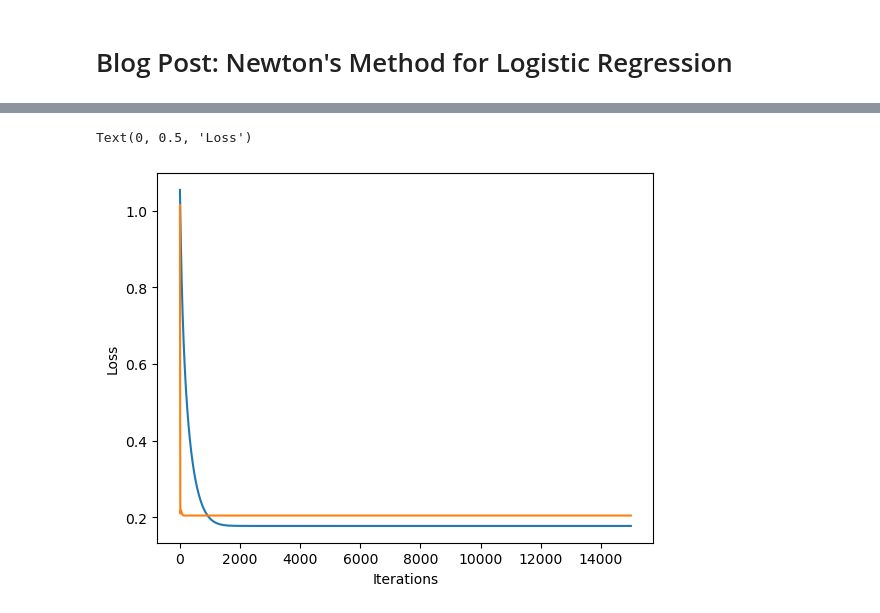
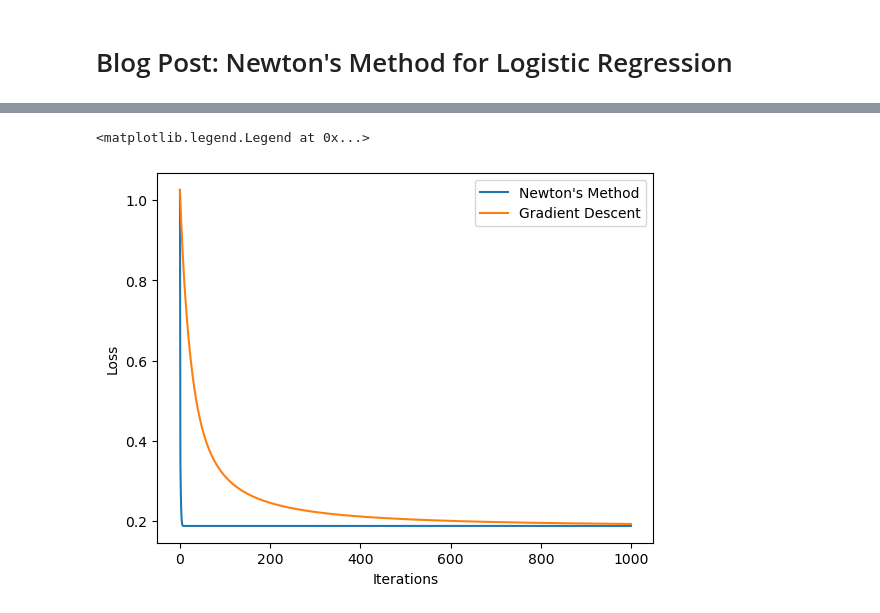
Before and after one commit to ShadowedSpace/ShadowedSpace.github.io, a Jupyter notebook: posts/BP8/BP8.ipynb, the cells around one changed output, grey strips where cells are left out. Drawn from its saved outputs; the diff is of its cells as text; code cells hidden in the pictures.

Commit message:
newton and music errors

```diff
--- a/posts/BP8/BP8.ipynb
+++ b/posts/BP8/BP8.ipynb
@@ -61,27 +58,27 @@ opt = NewtonOptimizer(LR, w)
 
 losses = []
 
-for _ in range(15000):
+for _ in range(1000):
     losses.append(LR.loss(X, y))
-    opt.step(X, y, alpha = 0.9)
+    opt.step(X, y, alpha = 200)
 # %%
-X, y = classification_data(noise = 0.5)
 w = torch.linspace(-1, 1, X.shape[1])
 w_prev = torch.linspace(-1, 1, X.shape[1])
 
 LR_grad = LogisticRegression(w)
 opt = GradientDescentOptimizer(LR_grad, w, w_prev)
 
 losses_grad = []
 
-for _ in range(15000):
+for _ in range(1000):
     losses_grad.append(LR_grad.loss(X, y))
-    opt.step(X, y, alpha = 0.7, beta = 0.9)
+    opt.step(X, y, alpha = 0.2, beta = 0)
 
-plt.plot(losses)
-plt.plot(losses_grad)
+plt.plot(losses, label="Newton's Method")
+plt.plot(losses_grad, label = "Gradient Descent")
 plt.xlabel("Iterations")
 plt.ylabel("Loss")
+plt.legend()
 # %% [output]
-Text(0, 0.5, 'Loss')
+<matplotlib.legend.Legend at 0x...>
-[figure, old version]
+[figure, new version]
```
Also changed, not shown: parts of 6 cells of this notebook, 1 other file.
